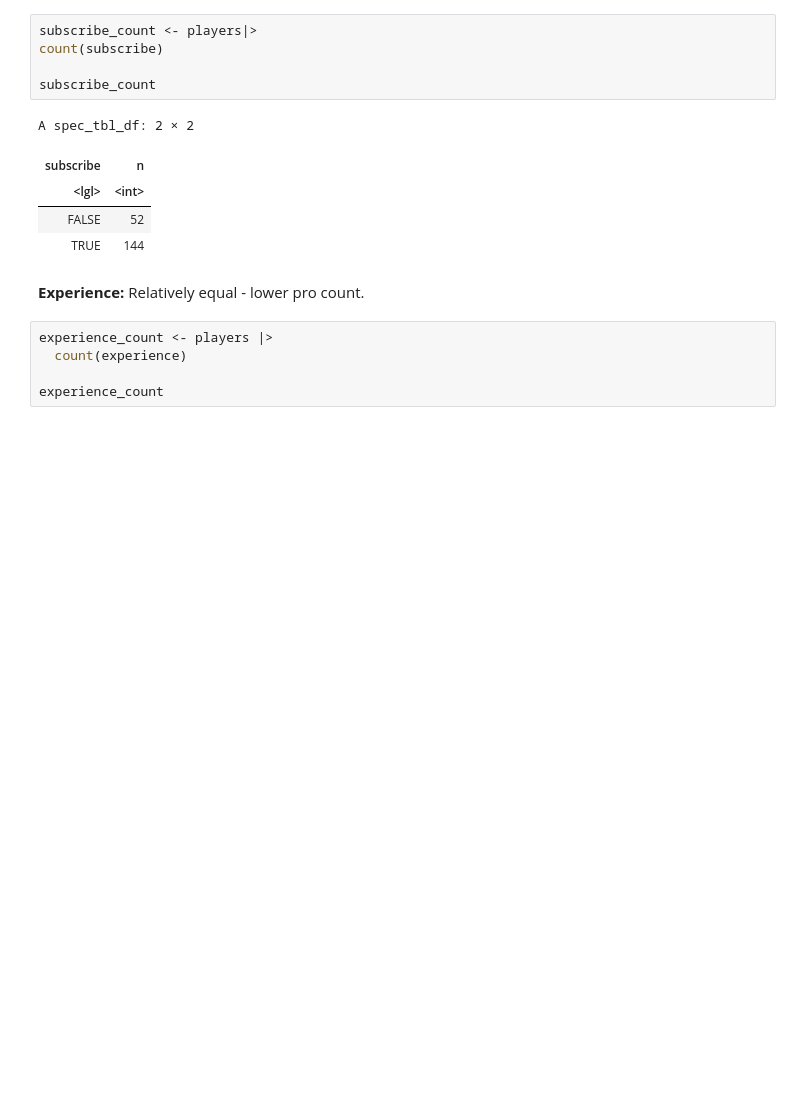
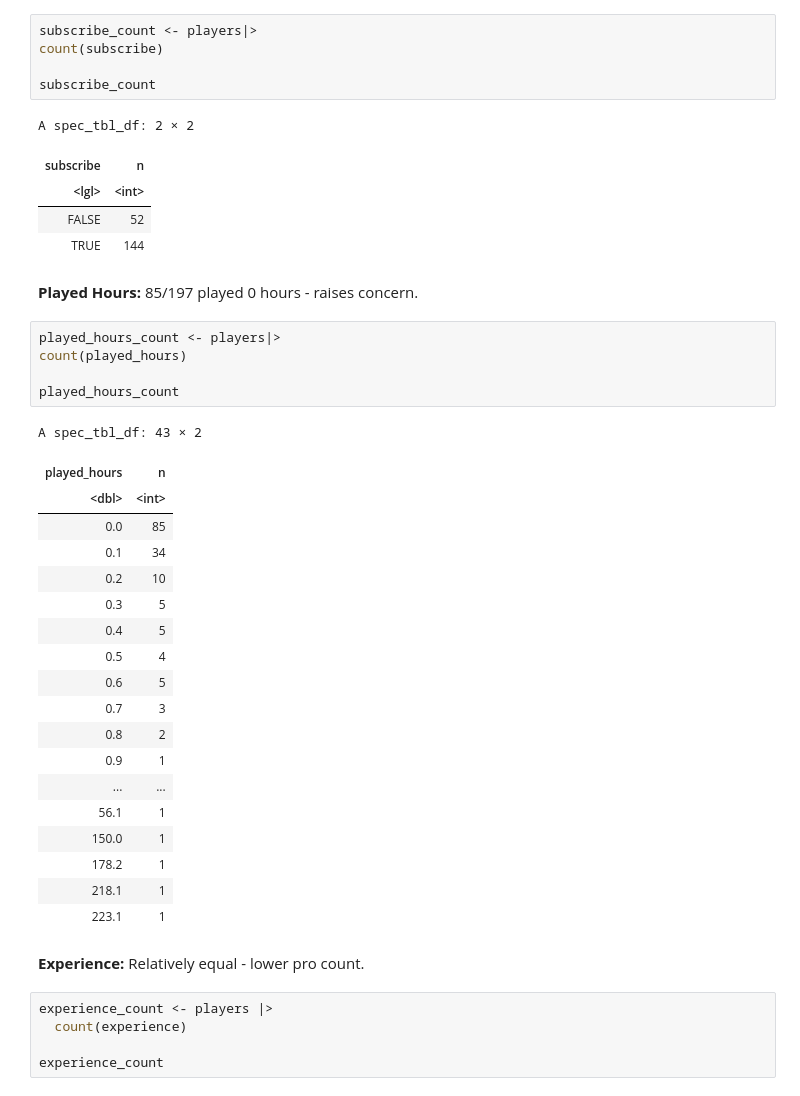
Before and after one commit to sabineelsaadany/Individual_Project_Planning, a Jupyter notebook: final_individual_project_planning.ipynb, the cells around one changed output. Cells and saved outputs as stored; diff of their text form; blank space fills up the shorter version.

```diff
--- a/final_individual_project_planning.ipynb
+++ b/final_individual_project_planning.ipynb
@@ -82,6 +82,33 @@ A spec_tbl_df: 2 × 2
 | <lgl> | <int> |
 | FALSE | 52 |
 | TRUE | 144 |
+# %% [markdown]
+**Played Hours:** 85/197 played 0 hours - raises concern.
+# %%
+played_hours_count <- players|>
+count(played_hours)
+
+played_hours_count
+# %% [output]
+A spec_tbl_df: 43 × 2
+| played_hours | n |
+| <dbl> | <int> |
+| 0.0 | 85 |
+| 0.1 | 34 |
+| 0.2 | 10 |
+| 0.3 | 5 |
+| 0.4 | 5 |
+| 0.5 | 4 |
+| 0.6 | 5 |
+| 0.7 | 3 |
+| 0.8 | 2 |
+| 0.9 | 1 |
+| ... | ... |
+| 56.1 | 1 |
+| 150.0 | 1 |
+| 178.2 | 1 |
+| 218.1 | 1 |
+| 223.1 | 1 |
 # %% [markdown]
 **Experience:** Relatively equal - lower pro count.
 # %%
```
Also changed, not shown: parts of 60 cells of this notebook.
